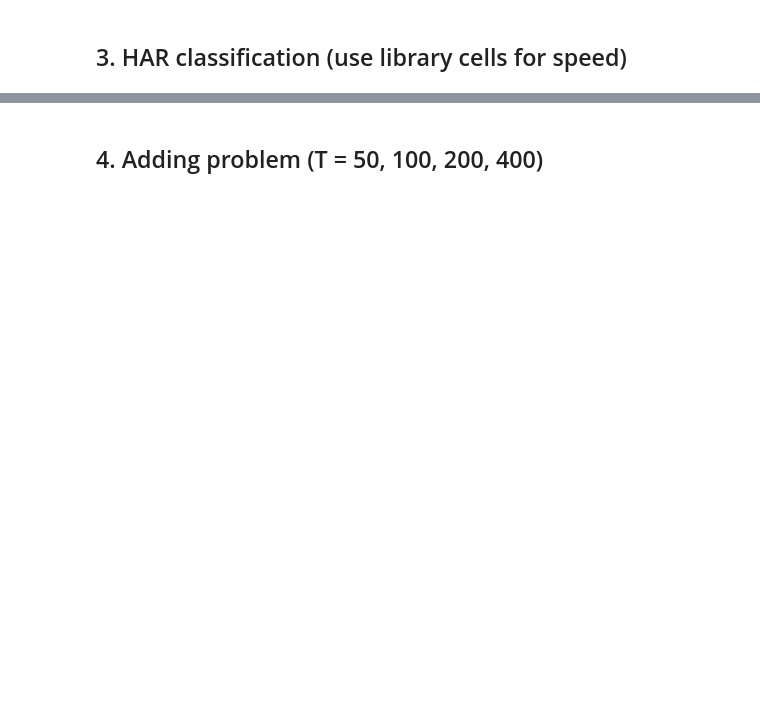
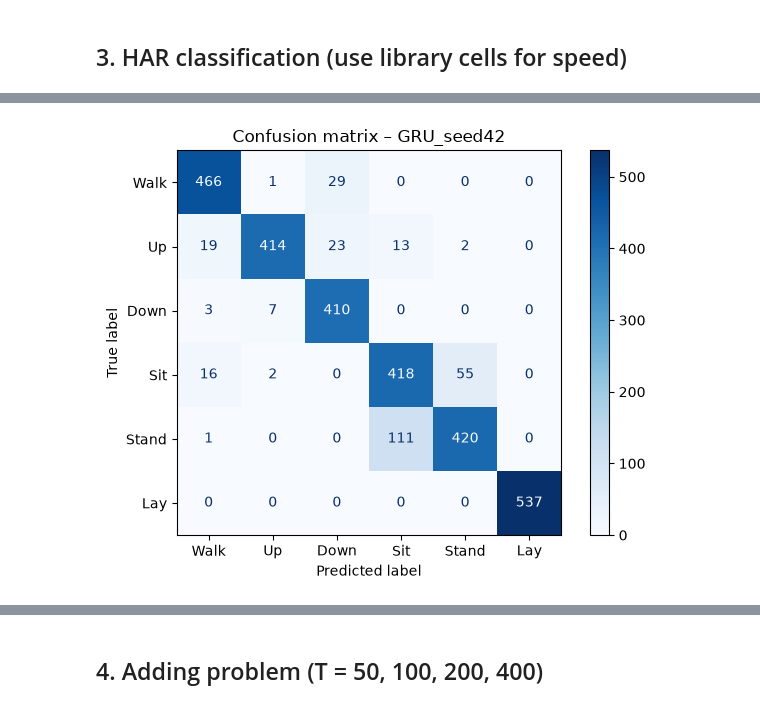
Before and after one commit to MayurDubey91/2026aj05405_DNN_Assignment, a Jupyter notebook: problem1/problem1.ipynb, the cells around one changed output, grey strips where cells are left out. Saved outputs shown, nothing was run; the diff lists cells and outputs as text; code cells hidden in the pictures; blank space fills up the shorter version.

```diff
--- a/problem1/problem1.ipynb
+++ b/problem1/problem1.ipynb
@@ -51,0 +377,19 @@ def make_adding(n, T, seed):
+# %%
+results = []
+for cell in ["RNN", "LSTM", "GRU"]:
+    for seed in [42, 123, 456]:
+        X_tr, y_tr, _, X_val, y_val, _ = splits[seed]
+        data = normalised[seed]          # the dict you built earlier
+        acc, f1, params, sec, preds = train_one_model(
+            cell,
+            data["X_tr"], data["y_tr"],
+            data["X_val"], data["y_val"],
+            data["X_test"], data["y_test"],
+            hidden_size=64, epochs=15, seed=seed
+        )
+        results.append({
+            "model": cell, "seed": seed,
+            "test_acc": acc, "macro_f1": f1,
+            "params": params, "sec_per_epoch": sec
+        })
+        print(f"{cell} seed {seed}: acc={acc:.3f} f1={f1:.3f}")
@@ -51,0 +406,66 @@ def make_adding(n, T, seed):
+# %%
+import pandas as pd
+from sklearn.metrics import confusion_matrix, ConfusionMatrixDisplay
+
+results = []
+best_acc = -1
+best_preds = None
+best_y = None
+best_name = ""
+
+for cell in ["RNN", "LSTM", "GRU"]:
+    for seed in [42, 123, 456]:
+        data = normalised[seed]
+        acc, f1, params, sec, preds = train_one_model(
+            cell,
+            data["X_tr"], data["y_tr"],
+            data["X_val"], data["y_val"],
+            data["X_test"], data["y_test"],
+            hidden_size=64,
+            epochs=15,
+            batch_size=64,
+            seed=seed
+        )
+        results.append({
+            "model": cell,
+            "seed": seed,
+            "test_acc": acc,
+            "macro_f1": f1,
+            "params": params,
+            "sec_per_epoch": round(sec, 2)
+        })
+        print(f"{cell:4s} seed {seed}: acc={acc:.3f}  f1={f1:.3f}  params={params}  sec/epoch={sec:.2f}")
+
+        if acc > best_acc:
+            best_acc = acc
+            best_preds = preds
+            best_y = data["y_test"] - 1          # back to 0-5
+            best_name = f"{cell}_seed{seed}"
+
+# Summary table (mean ± std)
+df = pd.DataFrame(results)
+summary = df.groupby("model").agg(
+    acc_mean=("test_acc", "mean"),
+    acc_std=("test_acc", "std"),
+    f1_mean=("macro_f1", "mean"),
+    f1_std=("macro_f1", "std"),
+    params=("params", "first"),
+    sec=("sec_per_epoch", "mean")
+).round(3)
+print("\n=== Summary ===")
+print(summary)
+
+# Confusion matrix of the best model
+os.makedirs("problem1/figures", exist_ok=True)
+cm = confusion_matrix(best_y, best_preds)
+disp = ConfusionMatrixDisplay(cm, display_labels=["Walk","Up","Down","Sit","Stand","Lay"])
+disp.plot(cmap="Blues")
+plt.title(f"Confusion matrix – {best_name}")
+plt.tight_layout()
+plt.savefig("problem1/figures/confusion_matrix.png", dpi=150)
+plt.show()
+
+# Append to results.csv
+df.to_csv("results.csv", mode="a", header=False, index=False)
+print(f"\nBest model: {best_name} (acc={best_acc:.3f})")
+# %% [output]
@@ -51,0 +488 @@ def make_adding(n, T, seed):
+[figure, added]
```
Also changed, not shown: parts of 17 cells of this notebook.
